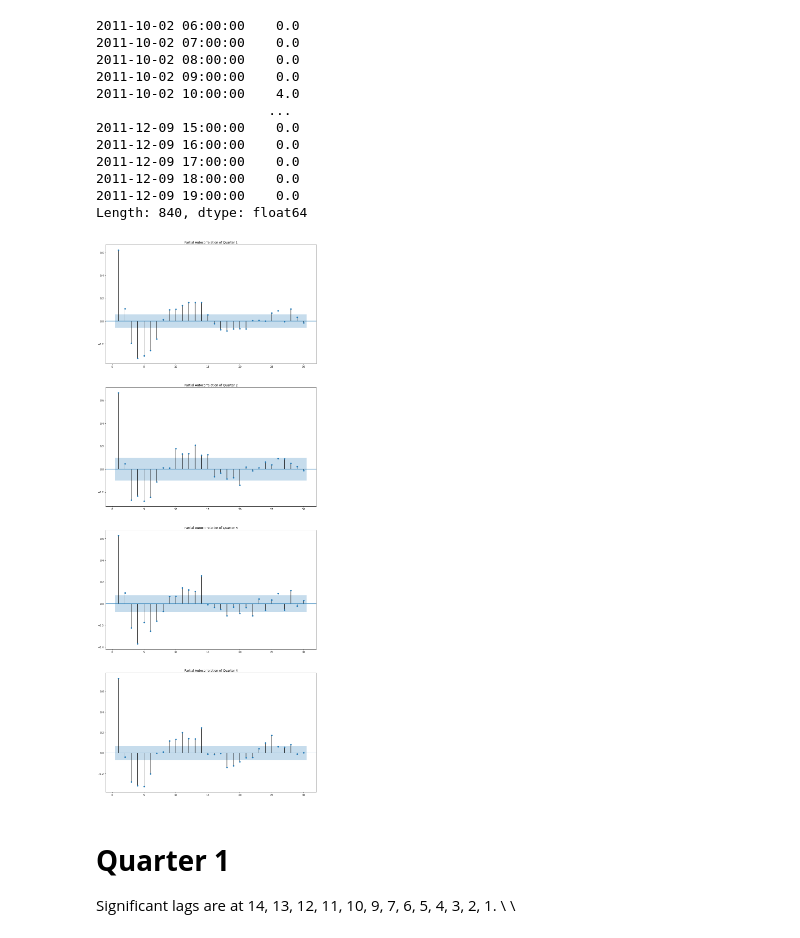
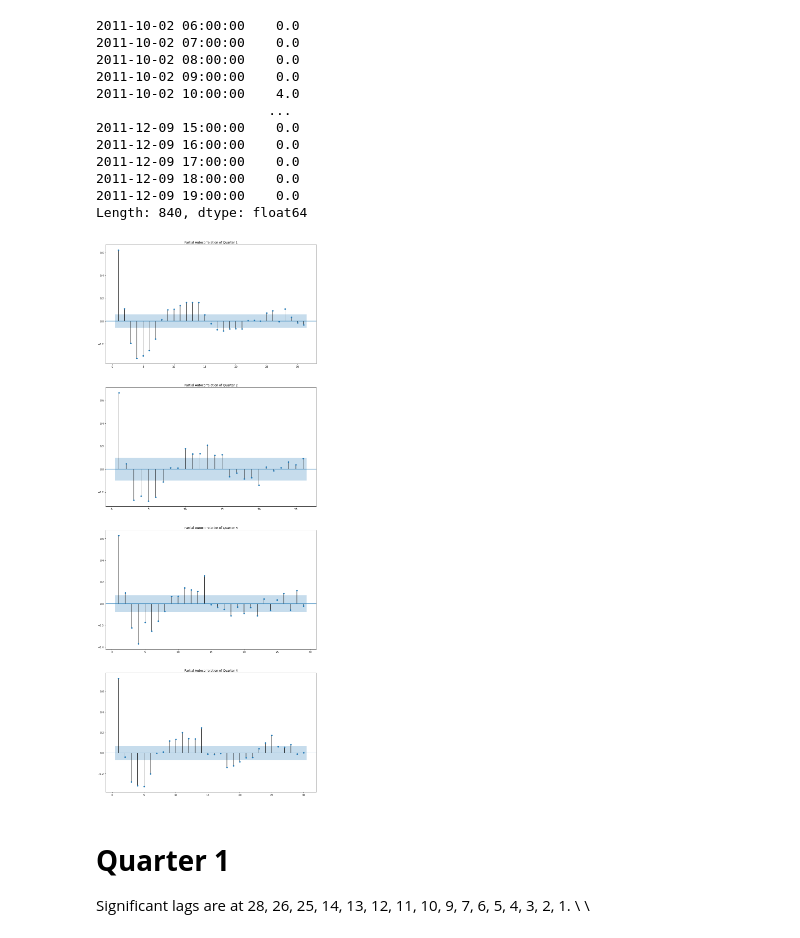
Before and after one commit to rajivsam/cmi_count_data_modeling, a Jupyter notebook: notebooks/week_4.ipynb, the cells around one changed output. Cells and saved outputs as stored; diff of their text form; code cells hidden in the pictures.

```diff
--- a/notebooks/week_4.ipynb
+++ b/notebooks/week_4.ipynb
@@ -961,15 +961,15 @@ Length: 840, dtype: float64
 # %%
 fig,ax=plt.subplots(4,1,figsize=(15,40))
 plt.subplots_adjust(hspace=0.2)
-plot_pacf(tsQ1,lags=30,zero=False,title='Partial Autocorrelation of Quarter 1',ax=ax[0])
-plot_pacf(tsQ2,lags=30,zero=False,title='Partial Autocorrelation of Quarter 2',ax=ax[1])
-plot_pacf(tsQ3,lags=30,zero=False,title='Partial Autocorrelation of Quarter 3',ax=ax[2])
-plot_pacf(tsQ4,lags=30,zero=False,title='Partial Autocorrelation of Quarter 4',ax=ax[3])
+plot_pacf(tsQ1,zero=False,title='Partial Autocorrelation of Quarter 1',ax=ax[0])
+plot_pacf(tsQ2,zero=False,title='Partial Autocorrelation of Quarter 2',ax=ax[1])
+plot_pacf(tsQ3,zero=False,title='Partial Autocorrelation of Quarter 3',ax=ax[2])
+plot_pacf(tsQ4,zero=False,title='Partial Autocorrelation of Quarter 4',ax=ax[3])
 plt.show()
 # %% [output]
-[figure, old version]
+[figure, new version]
 # %% [markdown]
 # **Quarter 1**
-Significant lags are at 14, 13, 12, 11, 10, 9, 7, 6, 5, 4, 3, 2, 1. \\
+Significant lags are at 28, 26, 25, 14, 13, 12, 11, 10, 9, 7, 6, 5, 4, 3, 2, 1. \\
   \\
 # %%
```
Also changed, not shown: parts of 9 cells of this notebook.
